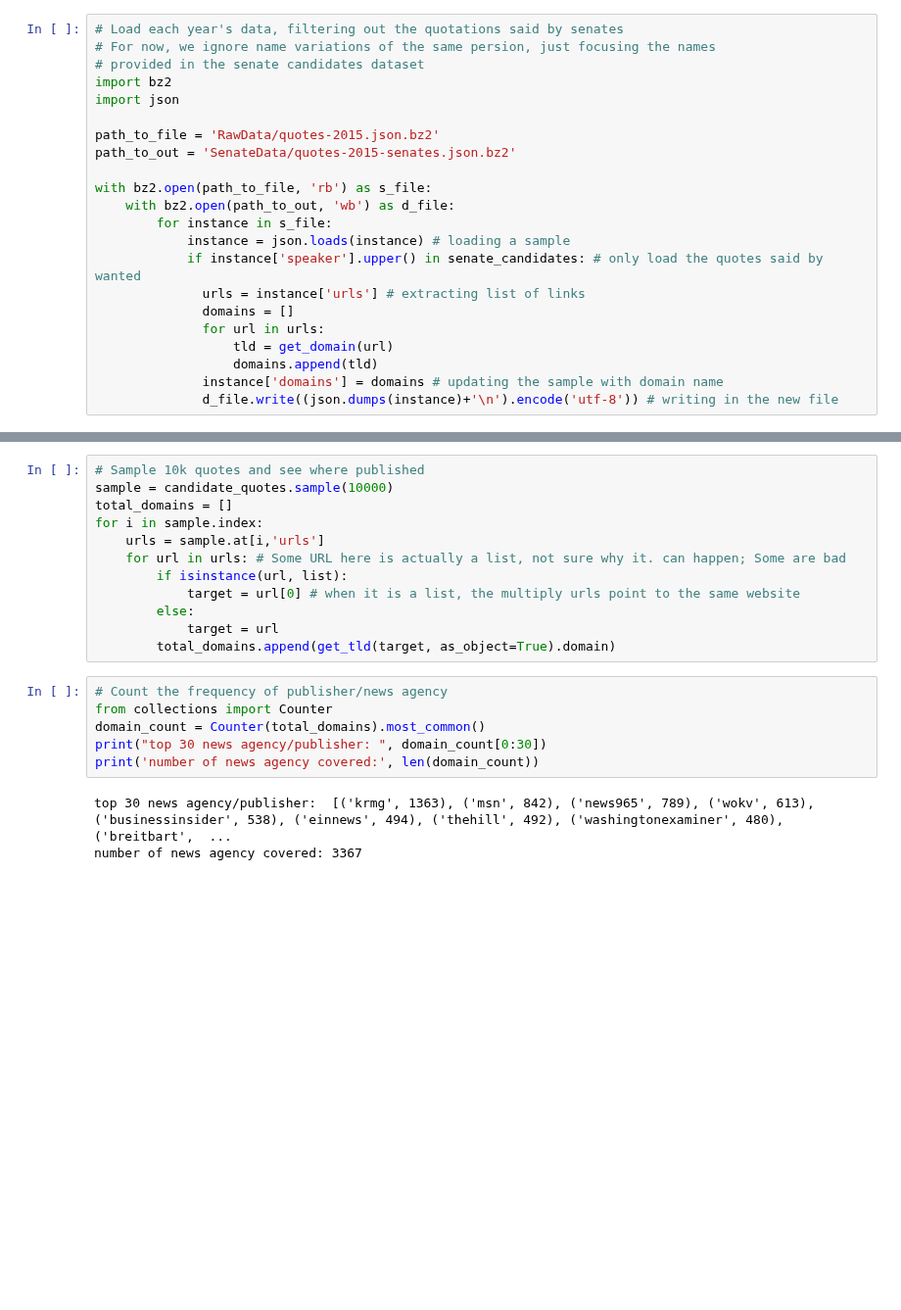
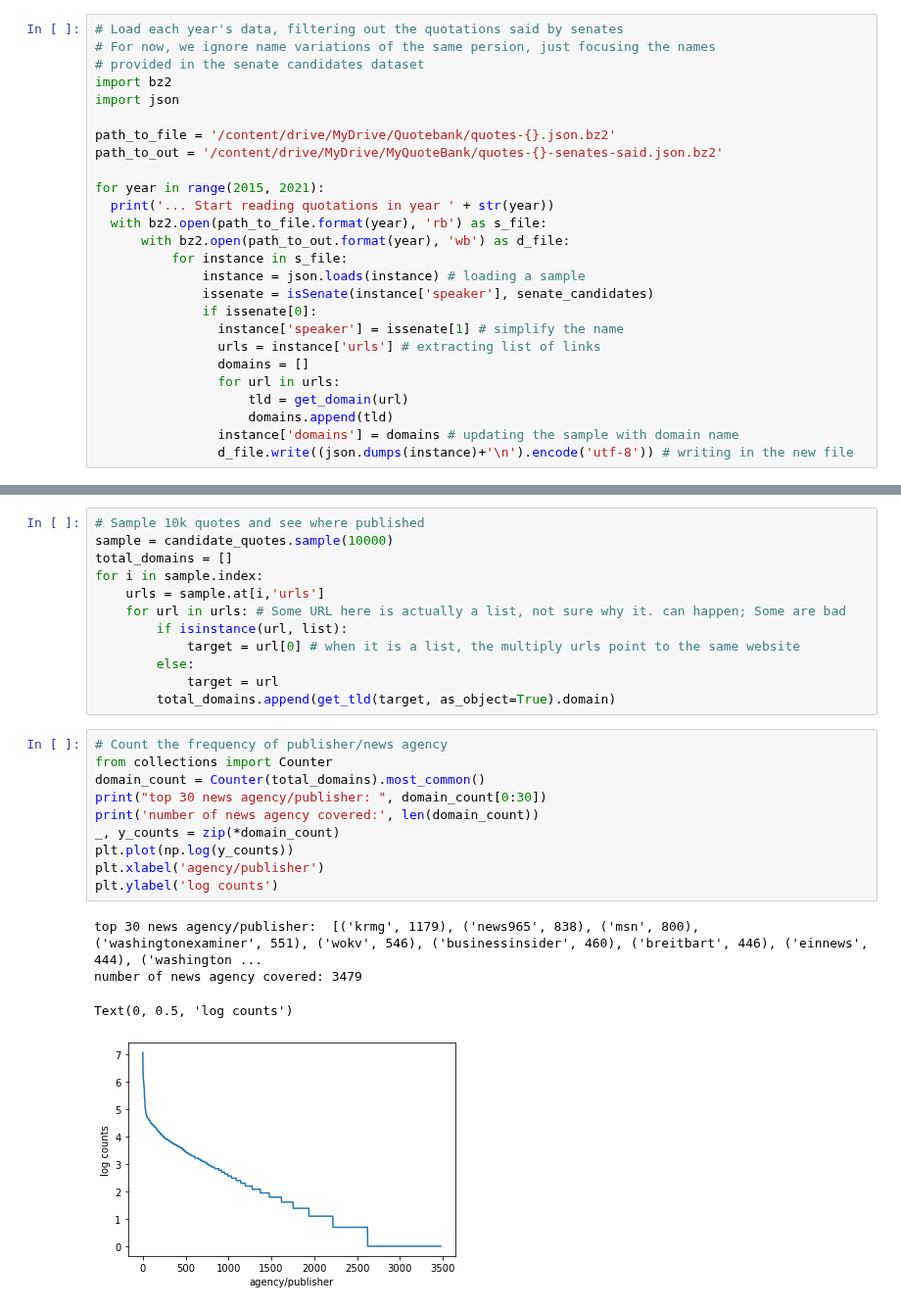
Before and after one commit to epfl-ada/ada-2021-project-chilldatagroup, a Jupyter notebook: Milestone2.ipynb, the cells around one changed output, grey strips where cells are left out. Shown at 98% size. Saved outputs shown, nothing was run; the diff lists cells and outputs as text; blank space fills up the shorter version.

```diff
--- a/Milestone2.ipynb
+++ b/Milestone2.ipynb
@@ -55,21 +75,25 @@ senate_candidates = senate_election[senate_election['year'] >= 2016]['candidate'
 import bz2
 import json
 
-path_to_file = 'RawData/quotes-2015.json.bz2'
-path_to_out = 'SenateData/quotes-2015-senates.json.bz2'
+path_to_file = '/content/drive/MyDrive/Quotebank/quotes-{}.json.bz2'
+path_to_out = '/content/drive/MyDrive/MyQuoteBank/quotes-{}-senates-said.json.bz2'
 
-with bz2.open(path_to_file, 'rb') as s_file:
-    with bz2.open(path_to_out, 'wb') as d_file:
-        for instance in s_file:
-            instance = json.loads(instance) # loading a sample
-            if instance['speaker'].upper() in senate_candidates: # only load the quotes said by wanted
-              urls = instance['urls'] # extracting list of links
-              domains = []
-              for url in urls:
-                  tld = get_domain(url)
-                  domains.append(tld)
-              instance['domains'] = domains # updating the sample with domain name
-              d_file.write((json.dumps(instance)+'\n').encode('utf-8')) # writing in the new file
+for year in range(2015, 2021):
+  print('... Start reading quotations in year ' + str(year))
+  with bz2.open(path_to_file.format(year), 'rb') as s_file:
+      with bz2.open(path_to_out.format(year), 'wb') as d_file:
+          for instance in s_file:
+              instance = json.loads(instance) # loading a sample
+              issenate = isSenate(instance['speaker'], senate_candidates)
+              if issenate[0]:
+                instance['speaker'] = issenate[1] # simplify the name
+                urls = instance['urls'] # extracting list of links
+                domains = []
+                for url in urls:
+                    tld = get_domain(url)
+                    domains.append(tld)
+                instance['domains'] = domains # updating the sample with domain name
+                d_file.write((json.dumps(instance)+'\n').encode('utf-8')) # writing in the new file
 # %% [markdown]
 ## 1. Process Senate Candidate Data
 **1.1** In this section, we load the information of senate candidates (since 2016) and their election information.
@@ -178,10 +206,16 @@ for i in sample.index:
 # %%
 # Count the frequency of publisher/news agency
 from collections import Counter
 domain_count = Counter(total_domains).most_common()
 print("top 30 news agency/publisher: ", domain_count[0:30])
 print('number of news agency covered:', len(domain_count))
+_, y_counts = zip(*domain_count)
+plt.plot(np.log(y_counts))
+plt.xlabel('agency/publisher')
+plt.ylabel('log counts')
 # %% [output]
-top 30 news agency/publisher:  [('krmg', 1363), ('msn', 842), ('news965', 789), ('wokv', 613), ('businessinsider', 538), ('einnews', 494), ('thehill', 492), ('washingtonexaminer', 480), ('breitbart',  ...
-number of news agency covered: 3367
+top 30 news agency/publisher:  [('krmg', 1179), ('news965', 838), ('msn', 800), ('washingtonexaminer', 551), ('wokv', 546), ('businessinsider', 460), ('breitbart', 446), ('einnews', 444), ('washington ...
+number of news agency covered: 3479
+Text(0, 0.5, 'log counts')
+[figure, added]
 # %% [markdown]
```
Also changed, not shown: parts of 7 cells of this notebook.
